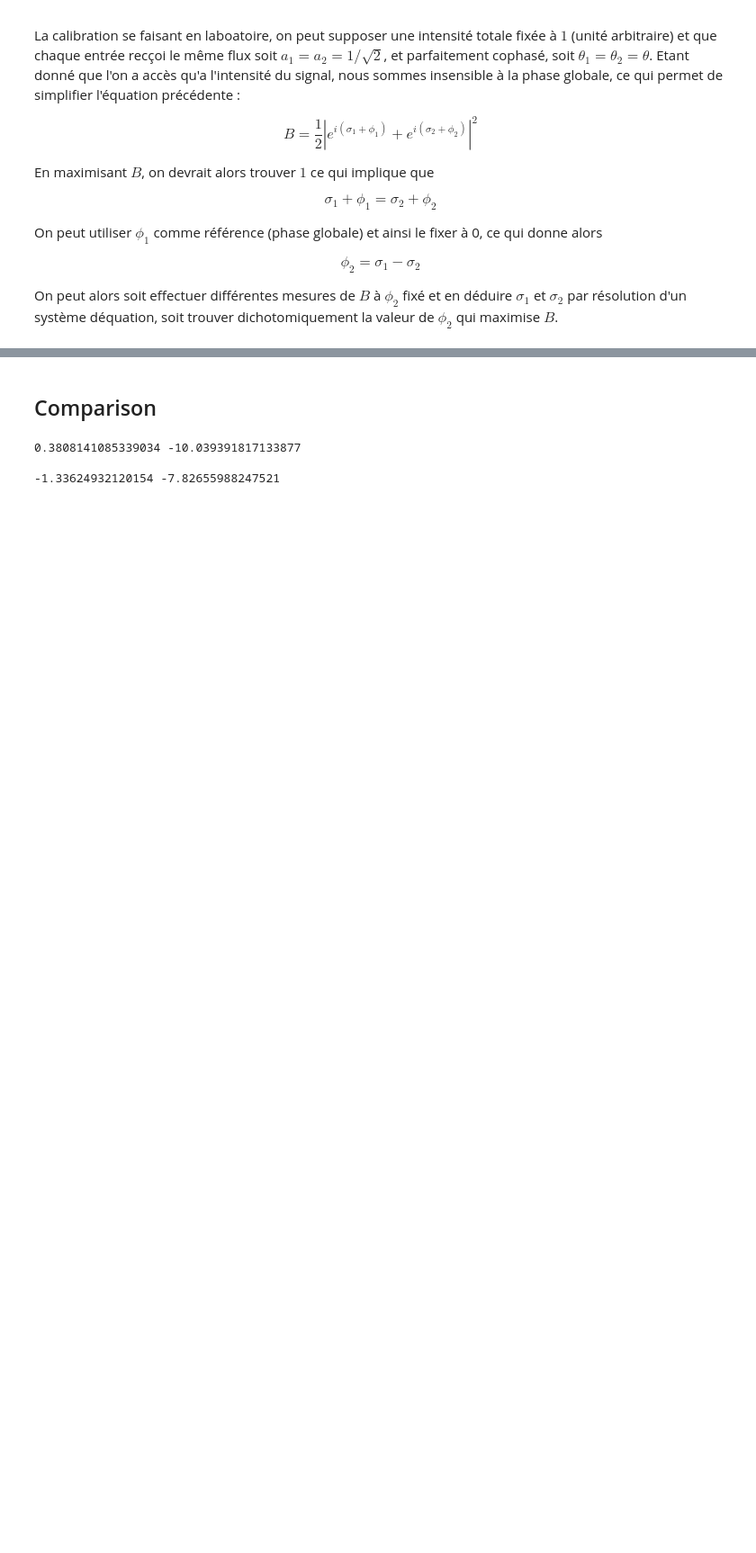
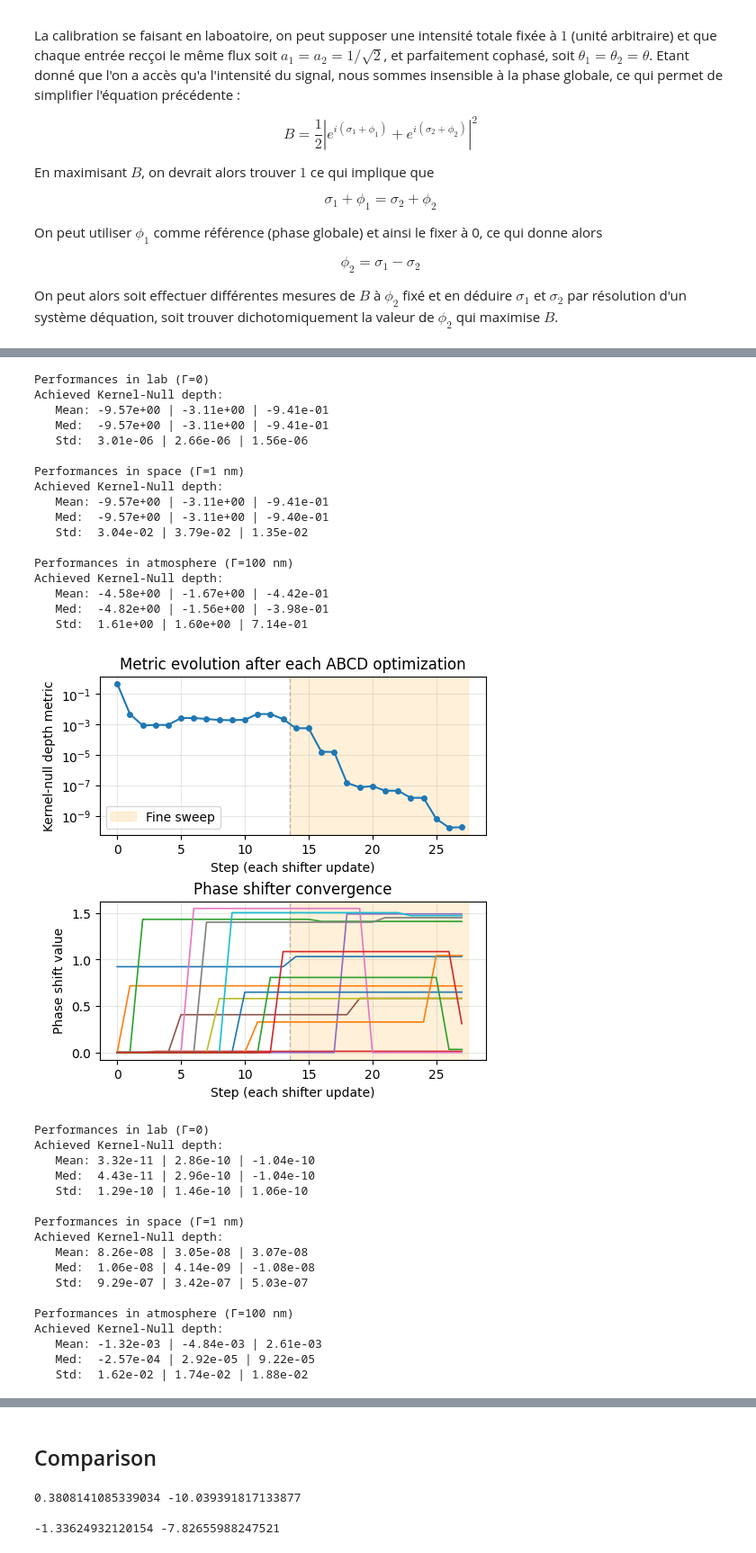
Before and after one commit to VForiel/Thesis, a Jupyter notebook: Thesis.ipynb, the cells around one changed output, grey strips where cells are left out. Shown at 90% size. Cells and saved outputs as stored; diff of their text form; code cells hidden in the pictures; blank space fills up the shorter version.

Commit message:
ABCD calibration approach (pas utile, mais intéressant quand même)

```diff
--- a/Thesis.ipynb
+++ b/Thesis.ipynb
@@ -516,0 +517,48 @@ Achieved Kernel-Null depth:
+# %%
+from src import analysis
+from phise import Context
+import astropy.units as u
+import numpy as np
+
+ctx = Context.get_VLTI()
+ctx.monochromatic = True
+ctx.interferometer.chip.σ = np.random.normal(0, 1550, 14) * u.nm
+_ = analysis.calibration.abcd_approach(ctx=ctx, n_loops=1, n_final_samples=1000, figsize=(5,5), save_as="generated/thesis/calibration/abcd.png")
+
+ctx.interferometer.chip.plot_output_phase(λ=ctx.interferometer.λ)
+# %% [output]
+Performances in lab (Γ=0)
+Achieved Kernel-Null depth:
+   Mean: -9.57e+00 | -3.11e+00 | -9.41e-01
+   Med:  -9.57e+00 | -3.11e+00 | -9.41e-01
+   Std:  3.01e-06 | 2.66e-06 | 1.56e-06
+
+Performances in space (Γ=1 nm)
+Achieved Kernel-Null depth:
+   Mean: -9.57e+00 | -3.11e+00 | -9.41e-01
+   Med:  -9.57e+00 | -3.11e+00 | -9.40e-01
+   Std:  3.04e-02 | 3.79e-02 | 1.35e-02
+
+Performances in atmosphere (Γ=100 nm)
+Achieved Kernel-Null depth:
+   Mean: -4.58e+00 | -1.67e+00 | -4.42e-01
+   Med:  -4.82e+00 | -1.56e+00 | -3.98e-01
+   Std:  1.61e+00 | 1.60e+00 | 7.14e-01
+[figure, added]
+Performances in lab (Γ=0)
+Achieved Kernel-Null depth:
+   Mean: 3.32e-11 | 2.86e-10 | -1.04e-10
+   Med:  4.43e-11 | 2.96e-10 | -1.04e-10
+   Std:  1.29e-10 | 1.46e-10 | 1.06e-10
+
+Performances in space (Γ=1 nm)
+Achieved Kernel-Null depth:
+   Mean: 8.26e-08 | 3.05e-08 | 3.07e-08
+   Med:  1.06e-08 | 4.14e-09 | -1.08e-08
+   Std:  9.29e-07 | 3.42e-07 | 5.03e-07
+
+Performances in atmosphere (Γ=100 nm)
+Achieved Kernel-Null depth:
+   Mean: -1.32e-03 | -4.84e-03 | 2.61e-03
+   Med:  -2.57e-04 | 2.92e-05 | 9.22e-05
+   Std:  1.62e-02 | 1.74e-02 | 1.88e-02
```
Also changed, not shown: parts of 3 cells of this notebook, 17 other files.
